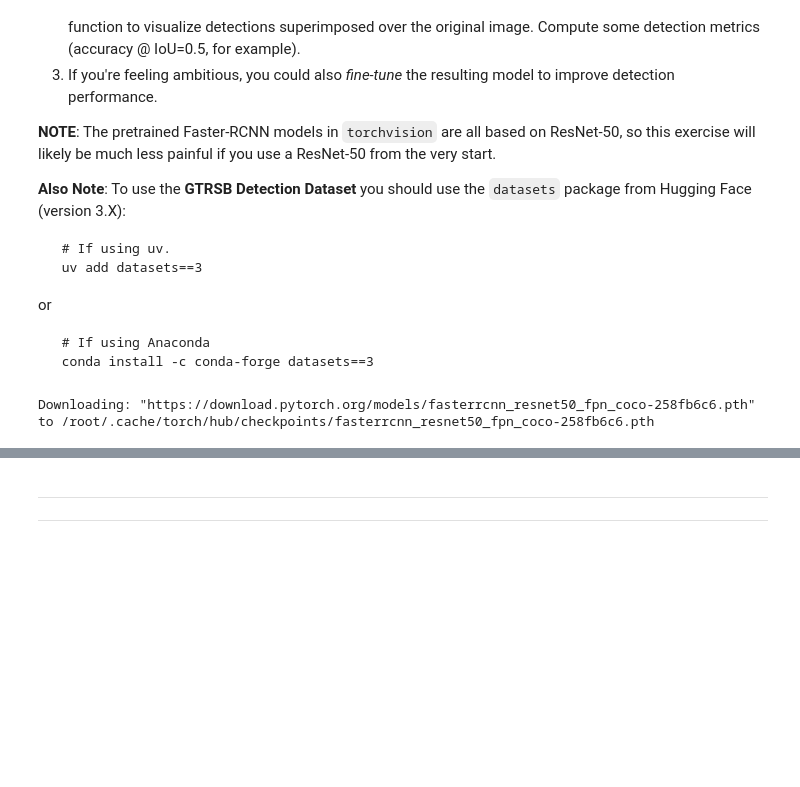
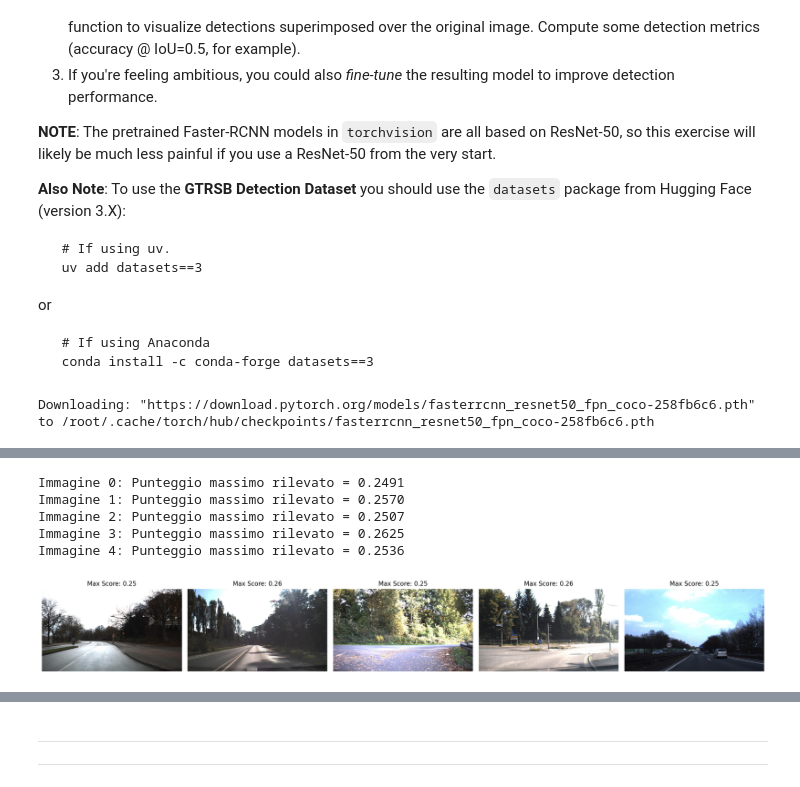
Before and after one commit to TommyyPasto/DLA-course-repo, a Jupyter notebook: Lab 1/DLA-Lab1.ipynb, the cells around one changed output, grey strips where cells are left out. Cells and saved outputs as stored; diff of their text form; code cells hidden in the pictures; blank space fills up the shorter version.

```diff
--- a/Lab 1/DLA-Lab1.ipynb
+++ b/Lab 1/DLA-Lab1.ipynb
@@ -501,16 +500,16 @@ wandb: Appending key for api.wandb.ai to your netrc file: /root/.netrc
 wandb: Currently logged in as: tommypasto (tommypasto-university-of-florence) to https://api.wandb.ai. Use `wandb login --relogin` to force relogin
 True
 # %%
-# testo una configurazione
+# Aggiorno la configurazione per usare resnet50
 config = {
     "train": {
         "lr": 0.001,
         "batch_size": 128,
-        "epochs": 10,
+        "epochs": 5, # Ridotto per test
         "optimizer": "Adam"
     },
     "model": {
-        "name": "resnet18",
+        "name": "resnet50",
         "num_classes": 43,
         "pretrained": True
     },
@@ -521,7 +520,5 @@ config = {
 }
 
 cfg = OmegaConf.create(config)
-
-#test
-print(f"Learning Rate: {cfg.train.lr}")
+print(f"Modello selezionato: {cfg.model.name}")
 # %% [output]
@@ -765,6 +833,10 @@ frcnn_model.roi_heads.box_predictor = FastRCNNPredictor(in_features, num_classes
 my_model_state = finetuned_model.model.state_dict()
 backbone_weights = {k: v for k, v in my_model_state.items() if not k.startswith('fc.')}
 # %%
-# Carico il mio resnet50 fine-tunato al posto dell'attuale backbone
-frcnn_model.backbone.body.load_state_dict(backbone_weights, strict=False)
-#fine IA-----------------------------------------------------------------
+# Carico i pesi filtrando quelli non necessari (come fc e num_batches_tracked)
+# strict=False ignora i layer mancanti (come fc) e quelli extra
+missing_keys, unexpected_keys = frcnn_model.backbone.body.load_state_dict(backbone_weights, strict=False)
+
+print(f"Layer mancanti nel checkpoint (previsto fc): {len(missing_keys)}")
+print(f"Layer inaspettati (previsto num_batches_tracked): {len(unexpected_keys)}")
+print("Caricamento completato con successo.")
@@ -774,0 +869,54 @@ frcnn_model.eval()
+# %%
+import torch
+import torchvision.transforms.functional as F
+
+frcnn_model.eval()
+device = next(frcnn_model.parameters()).device
+# Correzione: np.random.choice accetta 'size' non 'range'
+indices = np.random.choice(len(ds['test']), size=5, replace=False)
+test_samples = ds['test'].select(indices)
+
+plt.figure(figsize=(20, 10))
+
+for i, sample in enumerate(test_samples):
+    img_pil = sample['image']
+    img_tensor = F.to_tensor(img_pil).to(device)
+
+    with torch.no_grad():
+        predictions = frcnn_model([img_tensor])[0]
+
+    # Debug: stampiamo il punteggio massimo trovato per questa immagine
+    max_score = predictions['scores'].max().item() if len(predictions['scores']) > 0 else 0
+    print(f"Immagine {i}: Punteggio massimo rilevato = {max_score:.4f}")
+
+    # Abbassiamo la soglia a 0.1 per vedere cosa 'intuisce' il modello
+    threshold = 0.5
+    mask = predictions['scores'] > threshold
+    boxes = predictions['boxes'][mask].cpu().numpy()
+    labels = predictions['labels'][mask].cpu().numpy()
+    scores = predictions['scores'][mask].cpu().numpy()
+
+    plt.subplot(1, 5, i + 1)
+    plt.imshow(img_pil)
+    ax = plt.gca()
+
+    for box, label, score in zip(boxes, labels, scores):
+        xmin, ymin, xmax, ymax = box
+        rect = plt.Rectangle((xmin, ymin), xmax - xmin, ymax - ymin,
+                             fill=False, color='blue', linewidth=2)
+        ax.add_patch(rect)
+        ax.text(xmin, ymin, f'C{label}: {score:.2f}', fontsize=9,
+                bbox=dict(facecolor='white', alpha=0.7))
+
+    plt.title(f"Max Score: {max_score:.2f}")
+    plt.axis('off')
+
+plt.tight_layout()
+plt.show()
+# %% [output]
+Immagine 0: Punteggio massimo rilevato = 0.2491
+Immagine 1: Punteggio massimo rilevato = 0.2570
+Immagine 2: Punteggio massimo rilevato = 0.2507
+Immagine 3: Punteggio massimo rilevato = 0.2625
+Immagine 4: Punteggio massimo rilevato = 0.2536
+[figure, added]
```
Also changed, not shown: parts of 16 cells of this notebook.
